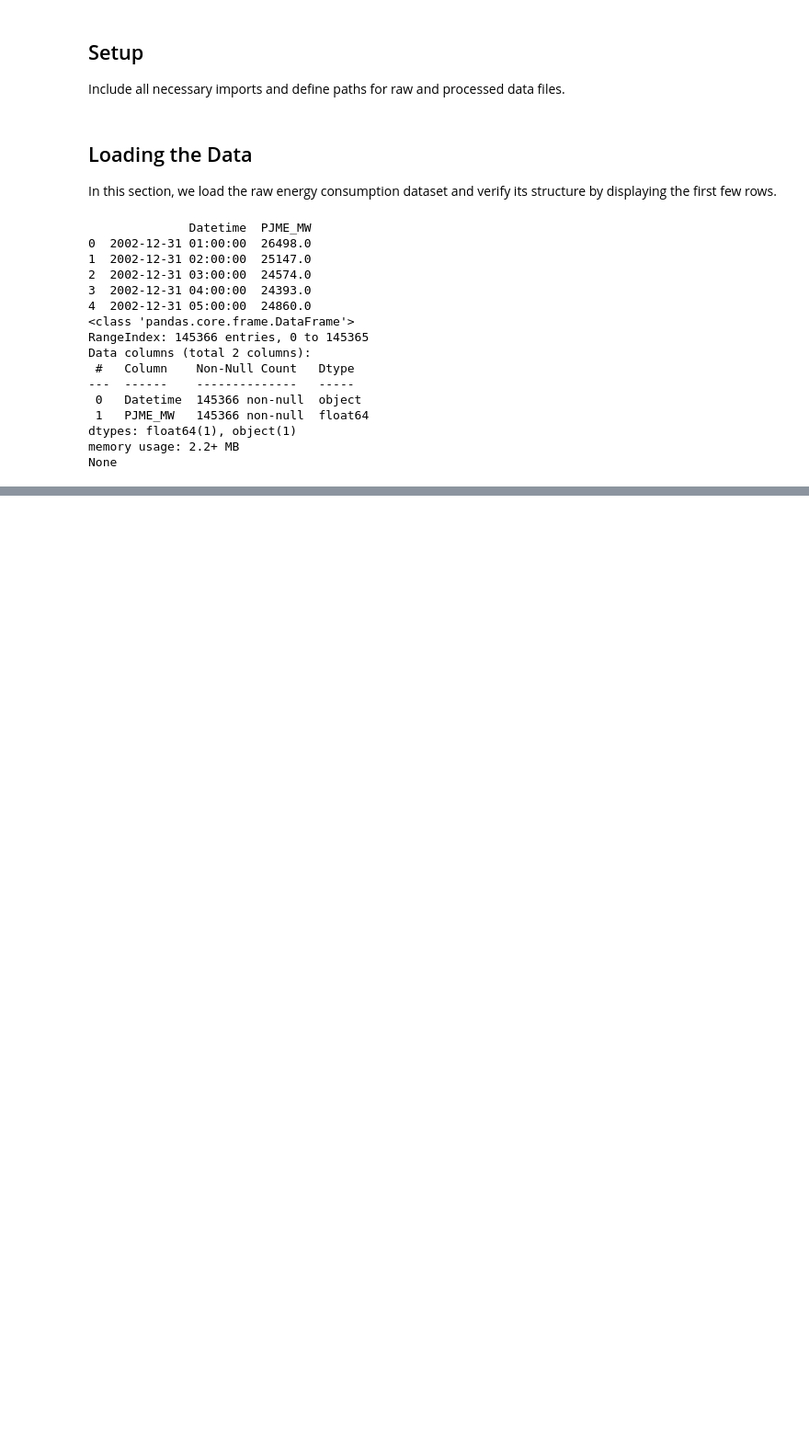
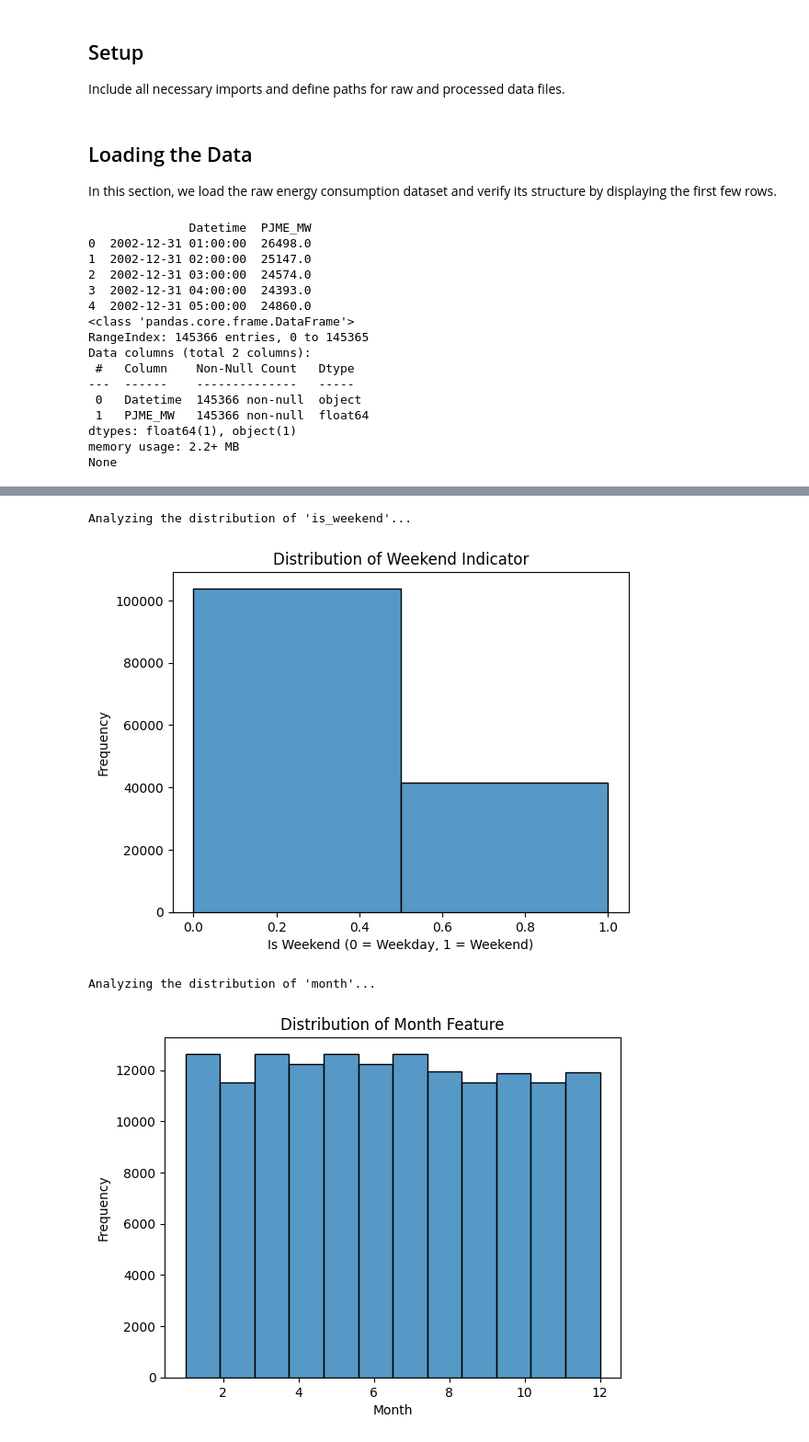
Before and after one commit to rennanreis/energy-consumption-prediction, a Jupyter notebook: notebooks/eda.ipynb, the cells around one changed output, grey strips where cells are left out. Shown at 92% size. Drawn from its saved outputs; the diff is of its cells as text; code cells hidden in the pictures; blank space fills up the shorter version.

```diff
--- a/notebooks/eda.ipynb
+++ b/notebooks/eda.ipynb
@@ -319,0 +380,14 @@ By addressing these next steps, we can improve the accuracy and reliability of e
+# %%
+# Reload the dataset to ensure 'Datetime' column is available
+import pandas as pd
+
+# Define the file path
+raw_data_path = "../data/raw/hourly_energy_consumption_pjme.csv"
+
+# Load the dataset
+try:
+    energy_data = pd.read_csv(raw_data_path)
+    print("Dataset loaded successfully!")
+    print("Columns in the dataset:", energy_data.columns)
+except FileNotFoundError:
+    print(f"File not found: {raw_data_path}")
@@ -319,0 +458,21 @@ By addressing these next steps, we can improve the accuracy and reliability of e
+# %%
+# Validate the distribution of 'is_weekend' (weekdays vs weekends)
+print("Analyzing the distribution of 'is_weekend'...")
+sns.histplot(energy_data['is_weekend'], bins=2, kde=False)
+plt.title('Distribution of Weekend Indicator')
+plt.xlabel('Is Weekend (0 = Weekday, 1 = Weekend)')
+plt.ylabel('Frequency')
+plt.show()
+
+# Validate the distribution of 'month' (seasonal patterns across months)
+print("Analyzing the distribution of 'month'...")
+sns.histplot(energy_data['month'], bins=12, kde=False)
+plt.title('Distribution of Month Feature')
+plt.xlabel('Month')
+plt.ylabel('Frequency')
+plt.show()
+# %% [output]
+Analyzing the distribution of 'is_weekend'...
+[figure, added]
+Analyzing the distribution of 'month'...
+[figure, added]
```
Also changed, not shown: parts of 62 cells of this notebook, 1 other file.
